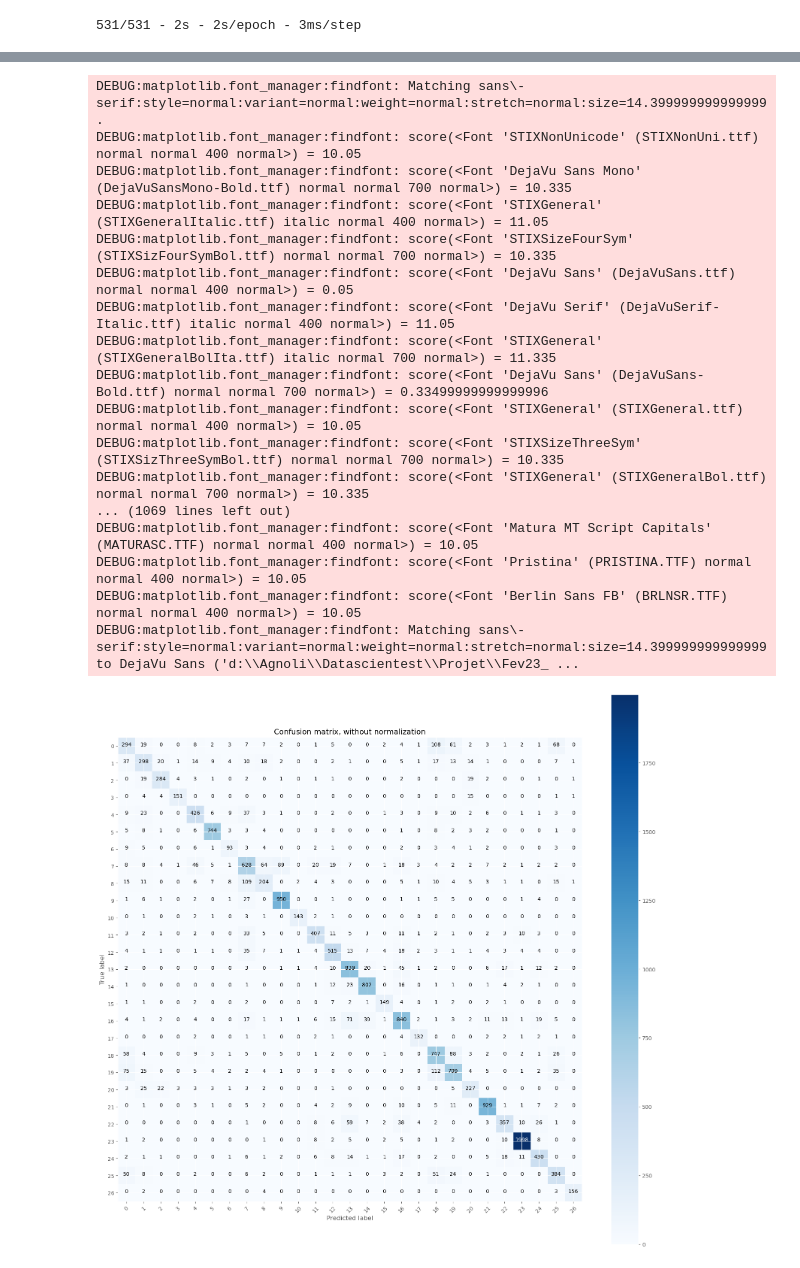
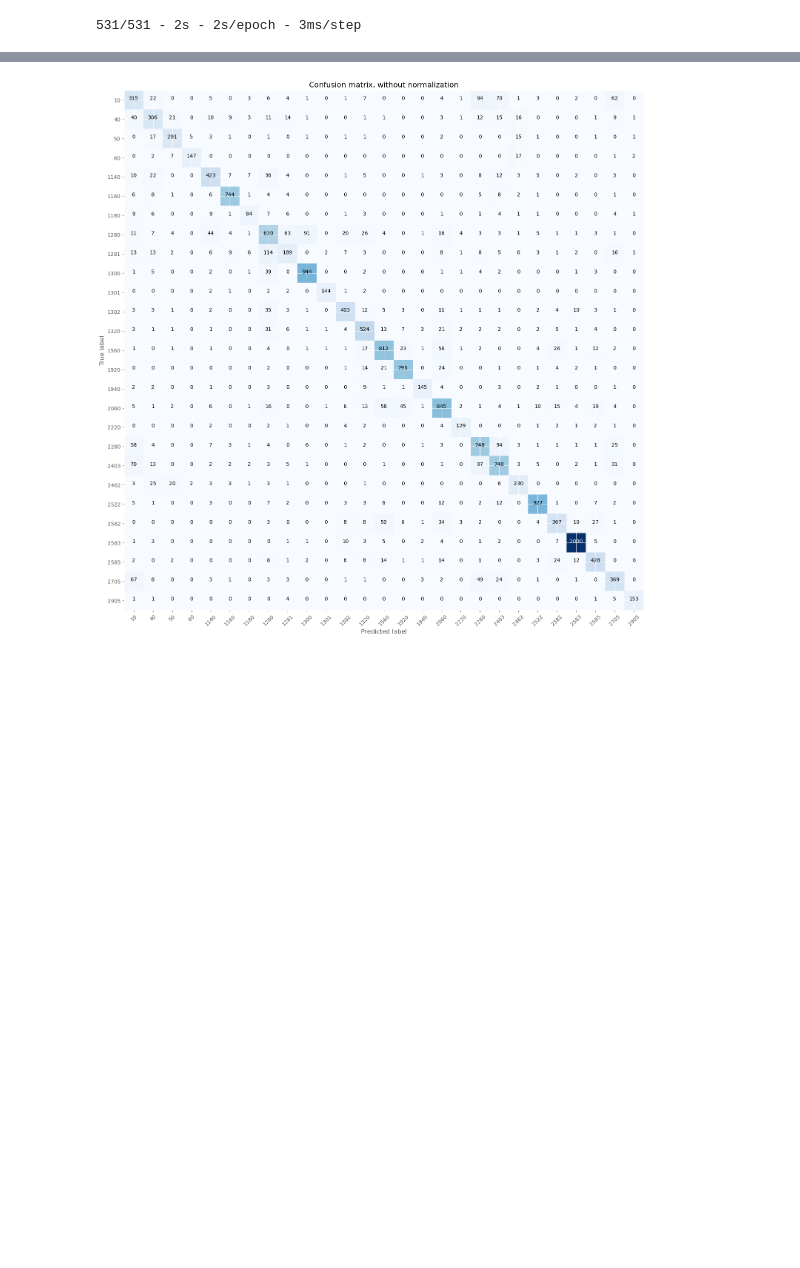
Before and after one commit to JoffreyLGT/Rakuten-products-classification, a Jupyter notebook: notebooks/MLP_text.ipynb, the cells around one changed output, grey strips where cells are left out. Drawn from its saved outputs; the diff is of its cells as text; code cells hidden in the pictures; blank space fills up the shorter version.

```diff
--- a/notebooks/MLP_text.ipynb
+++ b/notebooks/MLP_text.ipynb
@@ -64,9 +69,13 @@ target = df['prdtypecode']
 # Dplit train et test
 X_train, X_test, y_train, y_test = train_test_split(features, target, random_state=123, test_size=TEST_SIZE, train_size=TRAIN_SIZE)
 
+# difference avec precedent notebook  !!!!!
+X_train, X_valid, y_train, y_valid = train_test_split(X_train, y_train, random_state=123, test_size=0.2, train_size=0.8)
+
 # Definition du nom du dataframe (mandatory)
 X_train.name = 'X_train'
 X_test.name = 'X_test'
+X_valid.name = 'X_valid'
 # %% [markdown]
 ## <a id='toc1_3_'></a>[Pre-processing & vectorisation pipelines](#toc0_)
 # %%
@@ -154,15 +190,21 @@ y_test = np.asarray(y_test.todense().reshape(-1, 1))
 # %%
 # Convertion des étiquettes en valeurs dans la plage [0, num_classes - 1]
-for i,c in enumerate(np.unique(y_apprentissage)):
-     y_apprentissage[y_apprentissage==c] = i
+y_temp = np.copy(y_train)
+for i,c in enumerate(np.unique(y_temp)):
+     y_train[y_temp==c] = i
 
-for i,c in enumerate(np.unique(y_test)):
-     y_test[y_test==c] = i
+y_temp = np.copy(y_test)
+for i,c in enumerate(np.unique(y_temp)):
+     y_test[y_temp==c] = i
 
-print(np.unique(y_apprentissage))
+y_temp = np.copy(y_valid)
+for i,c in enumerate(np.unique(y_temp)):
+     y_valid[y_temp==c] = i
+
+print(np.unique(y_train))
 print(np.unique(y_test))
 
-assert(len(np.unique(y_test)) == len(np.unique(y_apprentissage)))
+assert(len(np.unique(y_test)) == len(np.unique(y_train)))
 # %% [output]
 [ 0  1  2  3  4  5  6  7  8  9 10 11 12 13 14 15 16 17 18 19 20 21 22 23
  24 25 26]
@@ -541,7 +581,6 @@ def plot_confusion_matrix(cm, classes,
     """
     plt.imshow(cm, interpolation='nearest', cmap=cmap)
     plt.title(title)
-    plt.colorbar()
     tick_marks = np.arange(len(classes))
     plt.xticks(tick_marks, classes, rotation=45)
     plt.yticks(tick_marks, classes)
@@ -551,8 +590,6 @@ def plot_confusion_matrix(cm, classes,
         print("Normalized confusion matrix")
     else:
         print('Confusion matrix, without normalization')
-
-    print(cm)
 
     thresh = cm.max() / 2.
 
@@ -564,12 +601,15 @@ def plot_confusion_matrix(cm, classes,
     plt.tight_layout()
     plt.ylabel('True label')
     plt.xlabel('Predicted label')
+# %%
+original_labels = pickle.load(open(filenames['target_train_filename'], "rb"))
+original_labels = np.asarray(original_labels.todense().reshape(-1, 1))
 # %%
 %matplotlib inline
 cnf_matrix = confusion_matrix(y_test, y_pred_test_decision)
 
 plt.figure(figsize=(16, 15))
-plot_confusion_matrix(cnf_matrix, classes=np.unique(y_train),
+plot_confusion_matrix(cnf_matrix, classes= np.unique(original_labels),
                       title='Confusion matrix, without normalization')
 # %% [output]
 DEBUG:matplotlib.pyplot:Loaded backend module://matplotlib_inline.backend_inline version unknown.
@@ -596,18 +617 @@ Confusion matrix, without normalization
-DEBUG:matplotlib.font_manager:findfont: Matching sans\-serif:style=normal:variant=normal:weight=normal:stretch=normal:size=14.399999999999999.
-DEBUG:matplotlib.font_manager:findfont: score(<Font 'STIXNonUnicode' (STIXNonUni.ttf) normal normal 400 normal>) = 10.05
-DEBUG:matplotlib.font_manager:findfont: score(<Font 'DejaVu Sans Mono' (DejaVuSansMono-Bold.ttf) normal normal 700 normal>) = 10.335
-DEBUG:matplotlib.font_manager:findfont: score(<Font 'STIXGeneral' (STIXGeneralItalic.ttf) italic normal 400 normal>) = 11.05
-DEBUG:matplotlib.font_manager:findfont: score(<Font 'STIXSizeFourSym' (STIXSizFourSymBol.ttf) normal normal 700 normal>) = 10.335
-DEBUG:matplotlib.font_manager:findfont: score(<Font 'DejaVu Sans' (DejaVuSans.ttf) normal normal 400 normal>) = 0.05
-DEBUG:matplotlib.font_manager:findfont: score(<Font 'DejaVu Serif' (DejaVuSerif-Italic.ttf) italic normal 400 normal>) = 11.05
-DEBUG:matplotlib.font_manager:findfont: score(<Font 'STIXGeneral' (STIXGeneralBolIta.ttf) italic normal 700 normal>) = 11.335
-DEBUG:matplotlib.font_manager:findfont: score(<Font 'DejaVu Sans' (DejaVuSans-Bold.ttf) normal normal 700 normal>) = 0.33499999999999996
-DEBUG:matplotlib.font_manager:findfont: score(<Font 'STIXGeneral' (STIXGeneral.ttf) normal normal 400 normal>) = 10.05
-DEBUG:matplotlib.font_manager:findfont: score(<Font 'STIXSizeThreeSym' (STIXSizThreeSymBol.ttf) normal normal 700 normal>) = 10.335
-DEBUG:matplotlib.font_manager:findfont: score(<Font 'STIXGeneral' (STIXGeneralBol.ttf) normal normal 700 normal>) = 10.335
-... (1069 lines left out)
-DEBUG:matplotlib.font_manager:findfont: score(<Font 'Matura MT Script Capitals' (MATURASC.TTF) normal normal 400 normal>) = 10.05
-DEBUG:matplotlib.font_manager:findfont: score(<Font 'Pristina' (PRISTINA.TTF) normal normal 400 normal>) = 10.05
-DEBUG:matplotlib.font_manager:findfont: score(<Font 'Berlin Sans FB' (BRLNSR.TTF) normal normal 400 normal>) = 10.05
-DEBUG:matplotlib.font_manager:findfont: Matching sans\-serif:style=normal:variant=normal:weight=normal:stretch=normal:size=14.399999999999999 to DejaVu Sans ('d:\\Agnoli\\Datascientest\\Projet\\Fev23_ ...
-[figure, old version]
+[figure, new version]
```
Also changed, not shown: parts of 19 cells of this notebook.
